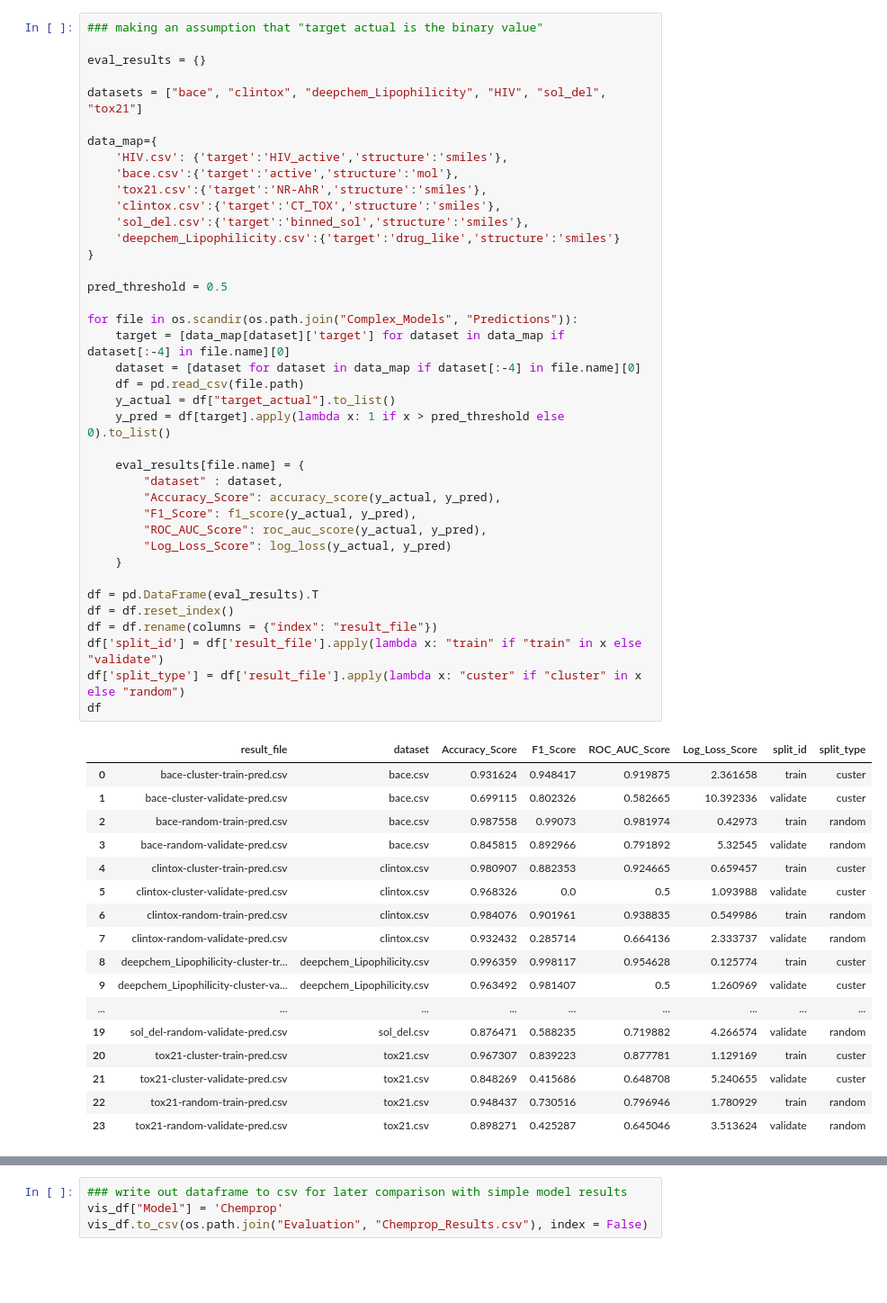
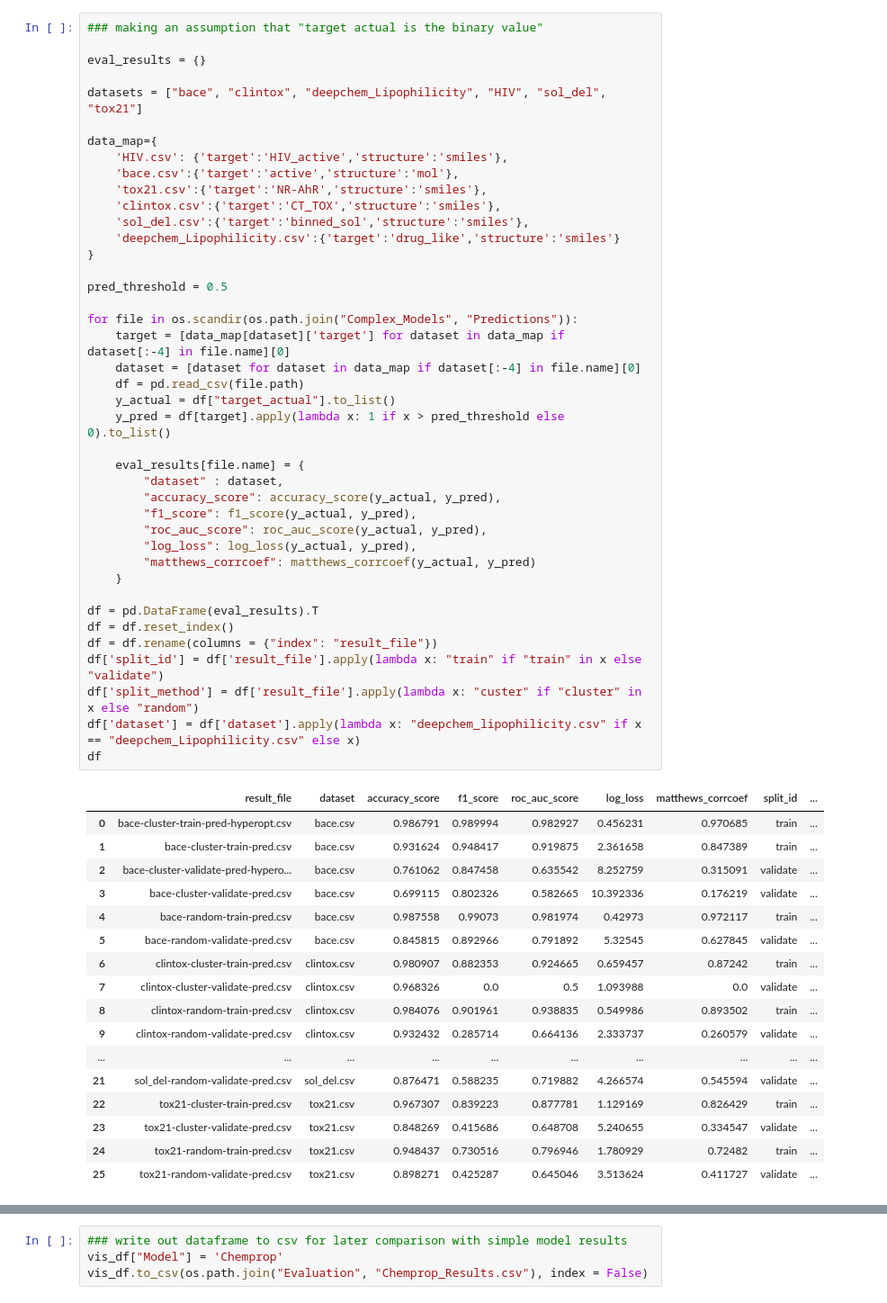
Before and after one commit to PJMichaels/Chemistry-Capstone, a Jupyter notebook: Chemprop_Evaluation.ipynb, the cells around one changed output, grey strips where cells are left out. Shown at 90% size. Saved outputs shown, nothing was run; the diff lists cells and outputs as text; blank space fills up the shorter version.

```diff
--- a/Chemprop_Evaluation.ipynb
+++ b/Chemprop_Evaluation.ipynb
@@ -16,53 +17,55 @@ eval_results = {}
 datasets = ["bace", "clintox", "deepchem_Lipophilicity", "HIV", "sol_del", "tox21"]
 
 data_map={
     'HIV.csv': {'target':'HIV_active','structure':'smiles'},
     'bace.csv':{'target':'active','structure':'mol'},
     'tox21.csv':{'target':'NR-AhR','structure':'smiles'},
     'clintox.csv':{'target':'CT_TOX','structure':'smiles'},
     'sol_del.csv':{'target':'binned_sol','structure':'smiles'},
     'deepchem_Lipophilicity.csv':{'target':'drug_like','structure':'smiles'}
 }
 
 pred_threshold = 0.5
 
 for file in os.scandir(os.path.join("Complex_Models", "Predictions")):
     target = [data_map[dataset]['target'] for dataset in data_map if dataset[:-4] in file.name][0]
     dataset = [dataset for dataset in data_map if dataset[:-4] in file.name][0]
     df = pd.read_csv(file.path)
     y_actual = df["target_actual"].to_list()
     y_pred = df[target].apply(lambda x: 1 if x > pred_threshold else 0).to_list()
 
     eval_results[file.name] = {
         "dataset" : dataset,
-        "Accuracy_Score": accuracy_score(y_actual, y_pred),
-        "F1_Score": f1_score(y_actual, y_pred),
-        "ROC_AUC_Score": roc_auc_score(y_actual, y_pred),
-        "Log_Loss_Score": log_loss(y_actual, y_pred)
+        "accuracy_score": accuracy_score(y_actual, y_pred),
+        "f1_score": f1_score(y_actual, y_pred),
+        "roc_auc_score": roc_auc_score(y_actual, y_pred),
+        "log_loss": log_loss(y_actual, y_pred),
+        "matthews_corrcoef": matthews_corrcoef(y_actual, y_pred)
     }
 
 df = pd.DataFrame(eval_results).T
 df = df.reset_index()
 df = df.rename(columns = {"index": "result_file"})
 df['split_id'] = df['result_file'].apply(lambda x: "train" if "train" in x else "validate")
-df['split_type'] = df['result_file'].apply(lambda x: "custer" if "cluster" in x else "random")
+df['split_method'] = df['result_file'].apply(lambda x: "custer" if "cluster" in x else "random")
+df['dataset'] = df['dataset'].apply(lambda x: "deepchem_lipophilicity.csv" if x == "deepchem_Lipophilicity.csv" else x)
 df
 # %% [output]
-|  | result_file | dataset | Accuracy_Score | F1_Score | ROC_AUC_Score | Log_Loss_Score | split_id | split_type |
-| 0 | bace-cluster-train-pred.csv | bace.csv | 0.931624 | 0.948417 | 0.919875 | 2.361658 | train | custer |
-| 1 | bace-cluster-validate-pred.csv | bace.csv | 0.699115 | 0.802326 | 0.582665 | 10.392336 | validate | custer |
-| 2 | bace-random-train-pred.csv | bace.csv | 0.987558 | 0.99073 | 0.981974 | 0.42973 | train | random |
-| 3 | bace-random-validate-pred.csv | bace.csv | 0.845815 | 0.892966 | 0.791892 | 5.32545 | validate | random |
-| 4 | clintox-cluster-train-pred.csv | clintox.csv | 0.980907 | 0.882353 | 0.924665 | 0.659457 | train | custer |
-| 5 | clintox-cluster-validate-pred.csv | clintox.csv | 0.968326 | 0.0 | 0.5 | 1.093988 | validate | custer |
-| 6 | clintox-random-train-pred.csv | clintox.csv | 0.984076 | 0.901961 | 0.938835 | 0.549986 | train | random |
-| 7 | clintox-random-validate-pred.csv | clintox.csv | 0.932432 | 0.285714 | 0.664136 | 2.333737 | validate | random |
-| 8 | deepchem_Lipophilicity-cluster-tr... | deepchem_Lipophilicity.csv | 0.996359 | 0.998117 | 0.954628 | 0.125774 | train | custer |
-| 9 | deepchem_Lipophilicity-cluster-va... | deepchem_Lipophilicity.csv | 0.963492 | 0.981407 | 0.5 | 1.260969 | validate | custer |
-| ... | ... | ... | ... | ... | ... | ... | ... | ... |
-| 19 | sol_del-random-validate-pred.csv | sol_del.csv | 0.876471 | 0.588235 | 0.719882 | 4.266574 | validate | random |
-| 20 | tox21-cluster-train-pred.csv | tox21.csv | 0.967307 | 0.839223 | 0.877781 | 1.129169 | train | custer |
-| 21 | tox21-cluster-validate-pred.csv | tox21.csv | 0.848269 | 0.415686 | 0.648708 | 5.240655 | validate | custer |
-| 22 | tox21-random-train-pred.csv | tox21.csv | 0.948437 | 0.730516 | 0.796946 | 1.780929 | train | random |
-| 23 | tox21-random-validate-pred.csv | tox21.csv | 0.898271 | 0.425287 | 0.645046 | 3.513624 | validate | random |
+|  | result_file | dataset | accuracy_score | f1_score | roc_auc_score | log_loss | matthews_corrcoef | split_id | ... |
+| 0 | bace-cluster-train-pred-hyperopt.csv | bace.csv | 0.986791 | 0.989994 | 0.982927 | 0.456231 | 0.970685 | train | ... |
+| 1 | bace-cluster-train-pred.csv | bace.csv | 0.931624 | 0.948417 | 0.919875 | 2.361658 | 0.847389 | train | ... |
+| 2 | bace-cluster-validate-pred-hypero... | bace.csv | 0.761062 | 0.847458 | 0.635542 | 8.252759 | 0.315091 | validate | ... |
+| 3 | bace-cluster-validate-pred.csv | bace.csv | 0.699115 | 0.802326 | 0.582665 | 10.392336 | 0.176219 | validate | ... |
+| 4 | bace-random-train-pred.csv | bace.csv | 0.987558 | 0.99073 | 0.981974 | 0.42973 | 0.972117 | train | ... |
+| 5 | bace-random-validate-pred.csv | bace.csv | 0.845815 | 0.892966 | 0.791892 | 5.32545 | 0.627845 | validate | ... |
+| 6 | clintox-cluster-train-pred.csv | clintox.csv | 0.980907 | 0.882353 | 0.924665 | 0.659457 | 0.87242 | train | ... |
+| 7 | clintox-cluster-validate-pred.csv | clintox.csv | 0.968326 | 0.0 | 0.5 | 1.093988 | 0.0 | validate | ... |
+| 8 | clintox-random-train-pred.csv | clintox.csv | 0.984076 | 0.901961 | 0.938835 | 0.549986 | 0.893502 | train | ... |
+| 9 | clintox-random-validate-pred.csv | clintox.csv | 0.932432 | 0.285714 | 0.664136 | 2.333737 | 0.260579 | validate | ... |
+| ... | ... | ... | ... | ... | ... | ... | ... | ... | ... |
+| 21 | sol_del-random-validate-pred.csv | sol_del.csv | 0.876471 | 0.588235 | 0.719882 | 4.266574 | 0.545594 | validate | ... |
+| 22 | tox21-cluster-train-pred.csv | tox21.csv | 0.967307 | 0.839223 | 0.877781 | 1.129169 | 0.826429 | train | ... |
+| 23 | tox21-cluster-validate-pred.csv | tox21.csv | 0.848269 | 0.415686 | 0.648708 | 5.240655 | 0.334547 | validate | ... |
+| 24 | tox21-random-train-pred.csv | tox21.csv | 0.948437 | 0.730516 | 0.796946 | 1.780929 | 0.72482 | train | ... |
+| 25 | tox21-random-validate-pred.csv | tox21.csv | 0.898271 | 0.425287 | 0.645046 | 3.513624 | 0.411727 | validate | ... |
 # %%
```
Also changed, not shown: parts of 5 cells of this notebook, 6 other files.
